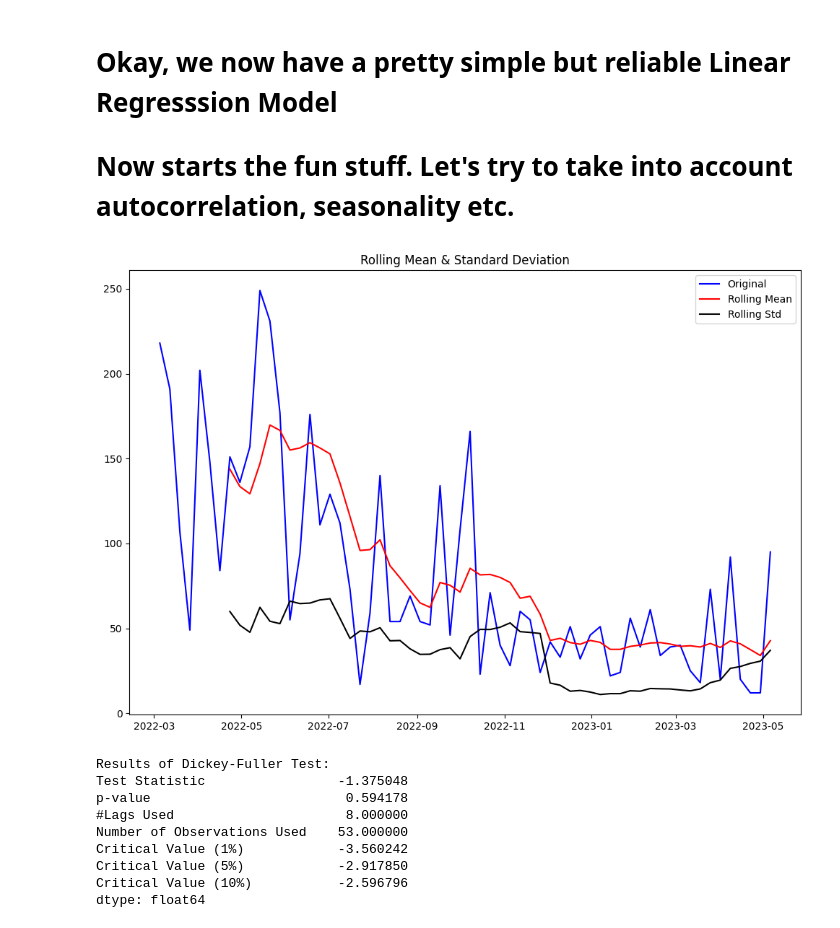
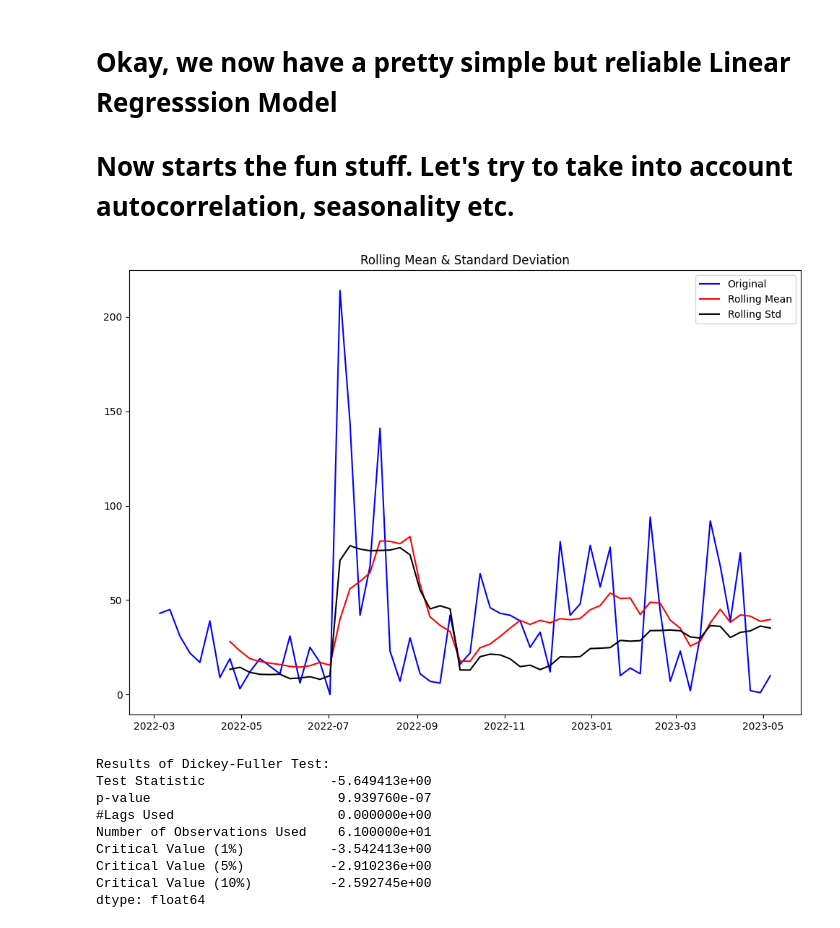
Before and after one commit to josalhor/hp-stock, a Jupyter notebook: pred.ipynb, the cells around one changed output. Drawn from its saved outputs; the diff is of its cells as text; code cells hidden in the pictures.

```diff
--- a/pred.ipynb
+++ b/pred.ipynb
@@ -531,43 +543,43 @@ plot_predictions_by_product_random(predictions_by_product)
 # %%
 from statsmodels.tsa.stattools import adfuller
 def test_stationarity(timeseries, window=8):
     #Determing rolling statistics
     rolmean = timeseries.rolling(window).mean()
     rolstd = timeseries.rolling(window).std()
 
     #Plot rolling statistics:
     fig = plt.figure(figsize=(12, 8))
     orig = plt.plot(timeseries, color='blue',label='Original')
     mean = plt.plot(rolmean, color='red', label='Rolling Mean')
     std = plt.plot(rolstd, color='black', label = 'Rolling Std')
     plt.legend(loc='best')
     plt.title('Rolling Mean & Standard Deviation')
     plt.show()
 
     #Perform Dickey-Fuller test:
     print('Results of Dickey-Fuller Test:')
     dftest = adfuller(timeseries, autolag='AIC')
     dfoutput = pd.Series(dftest[0:4], index=['Test Statistic','p-value','#Lags Used','Number of Observations Used'])
     for key,value in dftest[4].items():
         dfoutput['Critical Value (%s)'%key] = value
     print(dfoutput)
 
 
-station_test = train[(train['product_number'] == 247737) & (train['date'] >= CONSIDER_FROM)]
+station_test = train[(train['product_number'] == 25662) & (train['date'] >= CONSIDER_FROM)]
 station_test = station_test.groupby('date').agg({'sales_units': 'sum'})
 
 test_stationarity(station_test['sales_units'])
 # test_stationarity(train, 6909)
 # %% [output]
-[figure, old version]
+[figure, new version]
 Results of Dickey-Fuller Test:
-Test Statistic                 -1.375048
-p-value                         0.594178
-#Lags Used                      8.000000
-Number of Observations Used    53.000000
-Critical Value (1%)            -3.560242
-Critical Value (5%)            -2.917850
-Critical Value (10%)           -2.596796
+Test Statistic                -5.649413e+00
+p-value                        9.939760e-07
+#Lags Used                     0.000000e+00
+Number of Observations Used    6.100000e+01
+Critical Value (1%)           -3.542413e+00
+Critical Value (5%)           -2.910236e+00
+Critical Value (10%)          -2.592745e+00
 dtype: float64
 # %%
 
```
Also changed, not shown: parts of 11 cells of this notebook, 2 other files.
